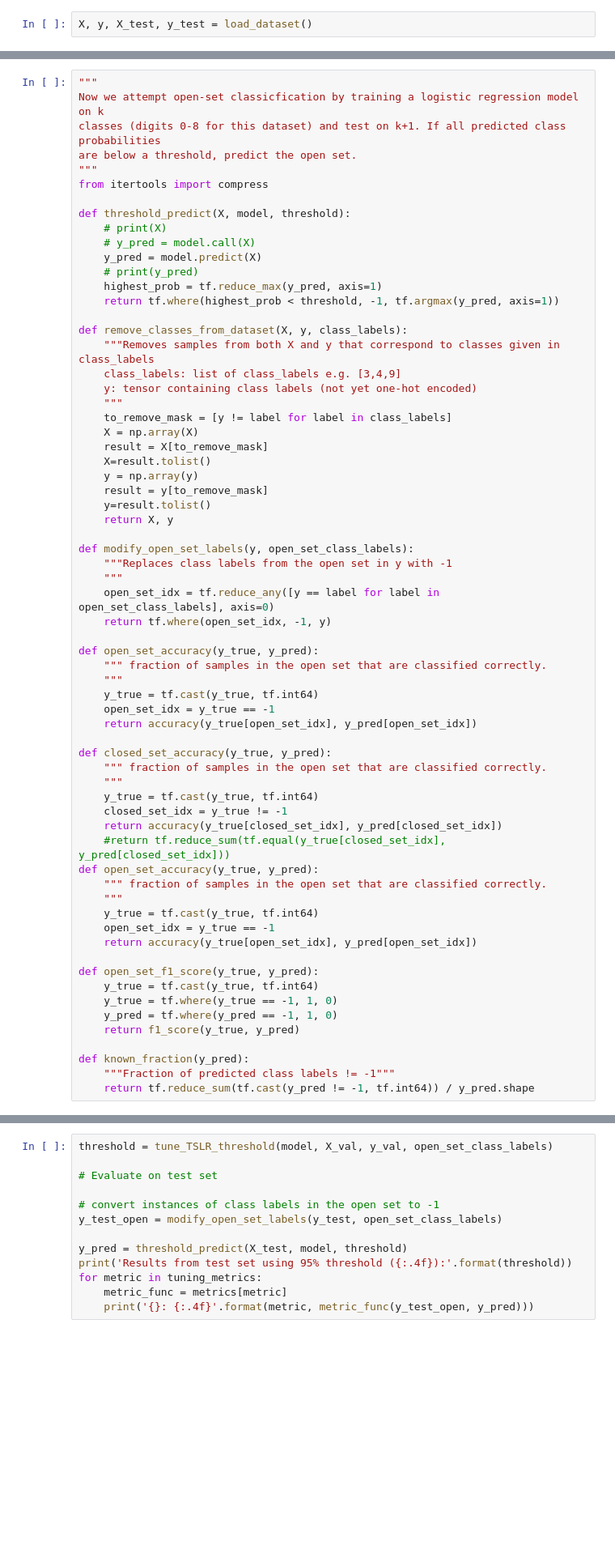
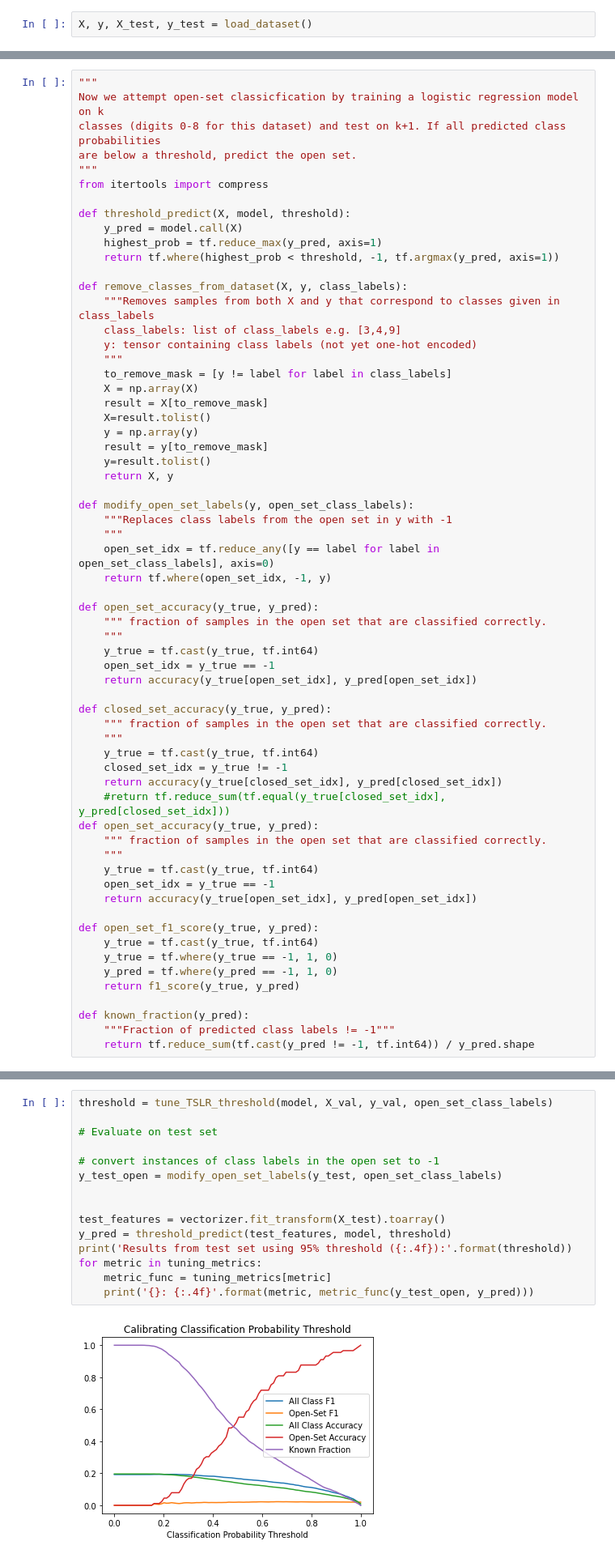
Before and after one commit to anhardy/CSE-576-Group-Project, a Jupyter notebook: Placeholder_Text.ipynb, the cells around one changed output, grey strips where cells are left out. Shown at 81% size. Saved outputs shown, nothing was run; the diff lists cells and outputs as text; blank space fills up the shorter version.

```diff
--- a/Placeholder_Text.ipynb
+++ b/Placeholder_Text.ipynb
@@ -660,10 +173,7 @@ are below a threshold, predict the open set.
 from itertools import compress
 
 def threshold_predict(X, model, threshold):
-    # print(X)
-    # y_pred = model.call(X)
-    y_pred = model.predict(X)
-    # print(y_pred)
+    y_pred = model.call(X)
     highest_prob = tf.reduce_max(y_pred, axis=1)
     return tf.where(highest_prob < threshold, -1, tf.argmax(y_pred, axis=1))
 
@@ -859,14 +375,17 @@ def tune_TSLR_threshold(model, X_val, y_val, open_set_class_labels, plot=True):
 # %%
 threshold = tune_TSLR_threshold(model, X_val, y_val, open_set_class_labels)
 
 # Evaluate on test set
 
 # convert instances of class labels in the open set to -1
 y_test_open = modify_open_set_labels(y_test, open_set_class_labels)
 
-y_pred = threshold_predict(X_test, model, threshold)
+
+test_features = vectorizer.fit_transform(X_test).toarray()
+y_pred = threshold_predict(test_features, model, threshold)
 print('Results from test set using 95% threshold ({:.4f}):'.format(threshold))
 for metric in tuning_metrics:
-    metric_func = metrics[metric]
+    metric_func = tuning_metrics[metric]
     print('{}: {:.4f}'.format(metric, metric_func(y_test_open, y_pred)))
 # %% [output]
+[figure, added]
```
Also changed, not shown: parts of 35 cells of this notebook.
